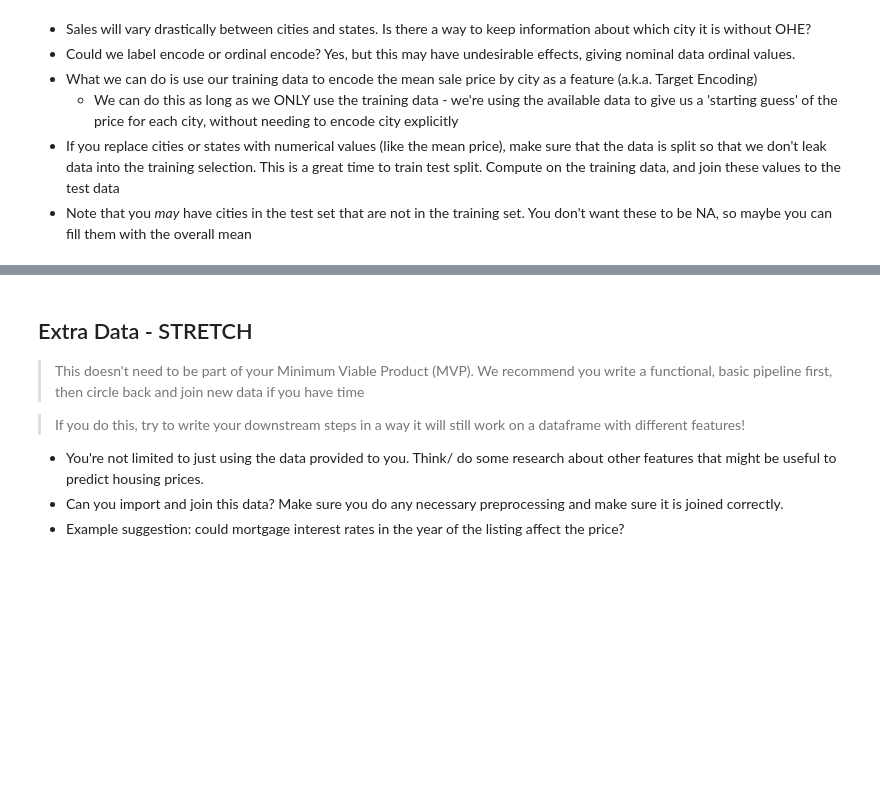
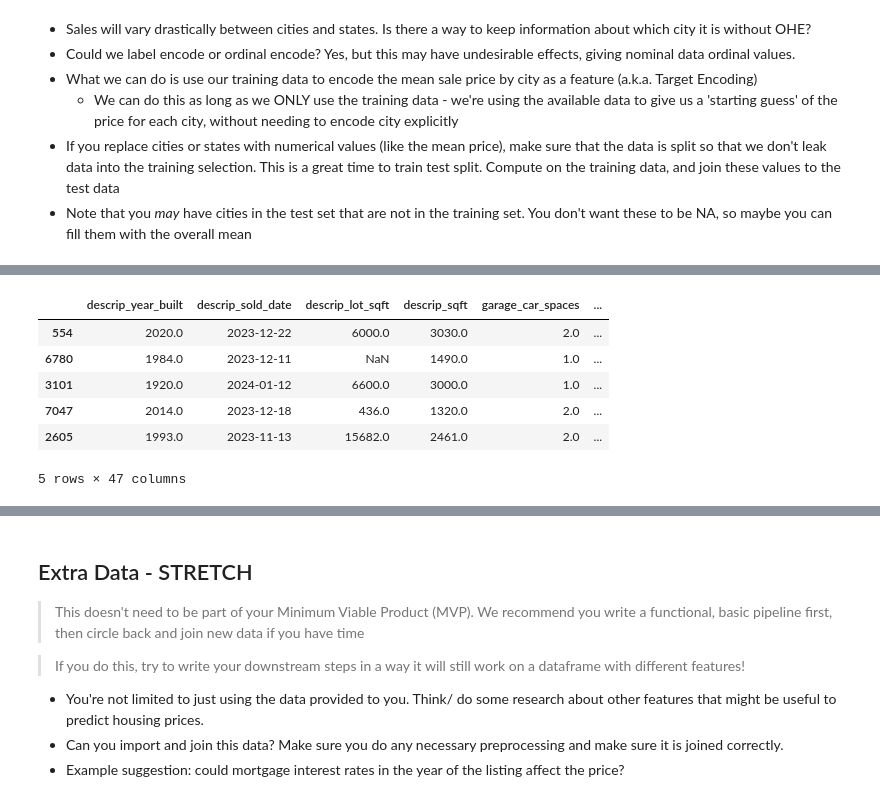
Before and after one commit to MeghanBarritt/midterm_project_datasci, a Jupyter notebook: notebooks/1 - EDA.ipynb, the cells around one changed output, grey strips where cells are left out. Drawn from its saved outputs; the diff is of its cells as text; code cells hidden in the pictures; blank space fills up the shorter version.

```diff
--- a/notebooks/1 - EDA.ipynb
+++ b/notebooks/1 - EDA.ipynb
@@ -658,0 +715,10 @@ data[data['location_city'].isna()]
+# %%
+X_test.head()
+# %% [output]
+|  | descrip_year_built | descrip_sold_date | descrip_lot_sqft | descrip_sqft | garage_car_spaces | ... |
+| 554 | 2020.0 | 2023-12-22 | 6000.0 | 3030.0 | 2.0 | ... |
+| 6780 | 1984.0 | 2023-12-11 | NaN | 1490.0 | 1.0 | ... |
+| 3101 | 1920.0 | 2024-01-12 | 6600.0 | 3000.0 | 1.0 | ... |
+| 7047 | 2014.0 | 2023-12-18 | 436.0 | 1320.0 | 2.0 | ... |
+| 2605 | 1993.0 | 2023-11-13 | 15682.0 | 2461.0 | 2.0 | ... |
+5 rows × 47 columns
```
Also changed, not shown: parts of 10 cells of this notebook.
